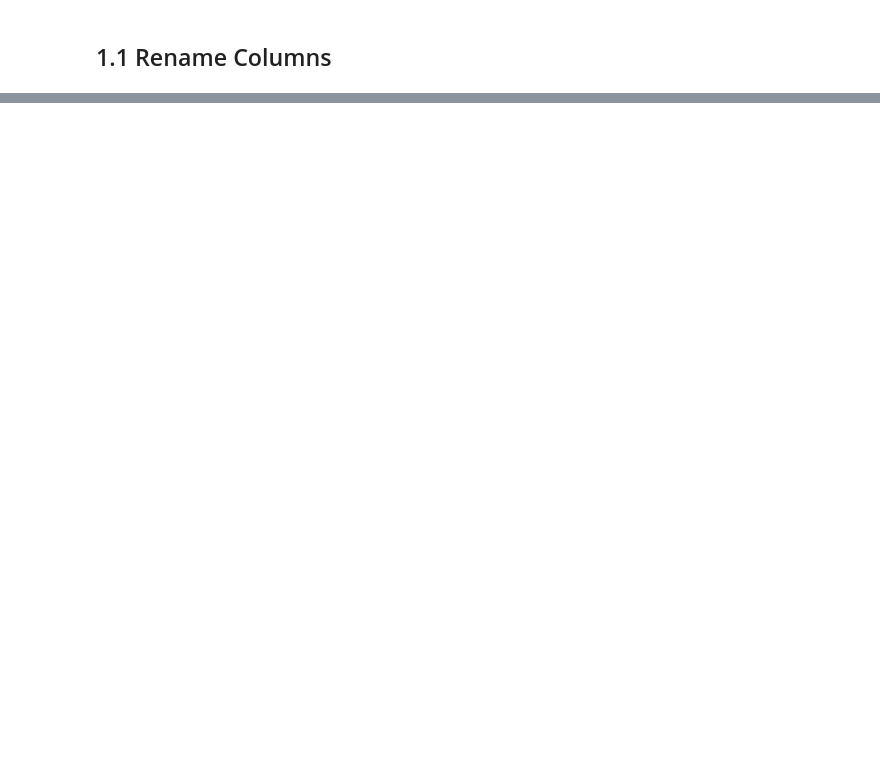
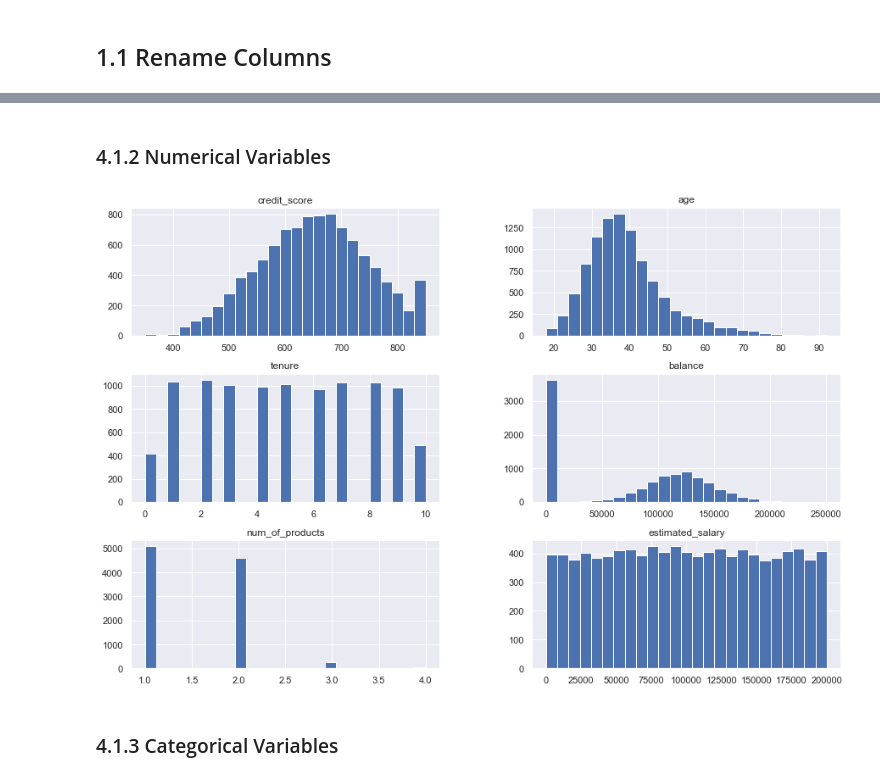
Before and after one commit to Leonardodsch/churn-prediction, a Jupyter notebook: Churn-Prediction.ipynb, the cells around one changed output, grey strips where cells are left out. Cells and saved outputs as stored; diff of their text form; code cells hidden in the pictures; blank space fills up the shorter version.

```diff
--- a/Churn-Prediction.ipynb
+++ b/Churn-Prediction.ipynb
@@ -50,0 +266,10 @@ cols_new = list(map(snakecase, cols_old))
+# %% [markdown]
+### 4.1.2 Numerical Variables
+# %%
+num_atributes = df4.select_dtypes(include=['int64','float64'])
+
+num_atributes.hist(figsize=(15,10), bins=25);
+# %% [output]
+[figure, added]
+# %% [markdown]
+### 4.1.3 Categorical Variables
```
Also changed, not shown: parts of 95 cells of this notebook.
